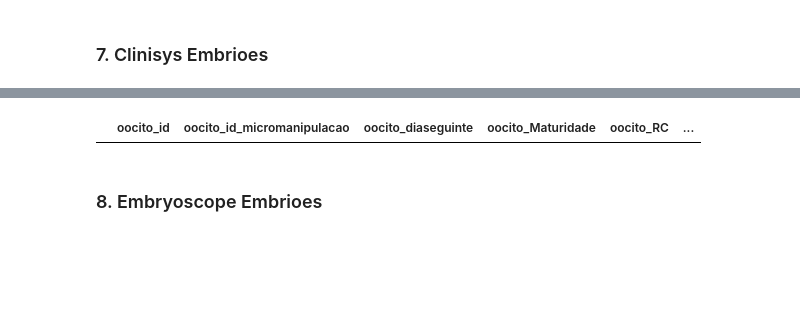
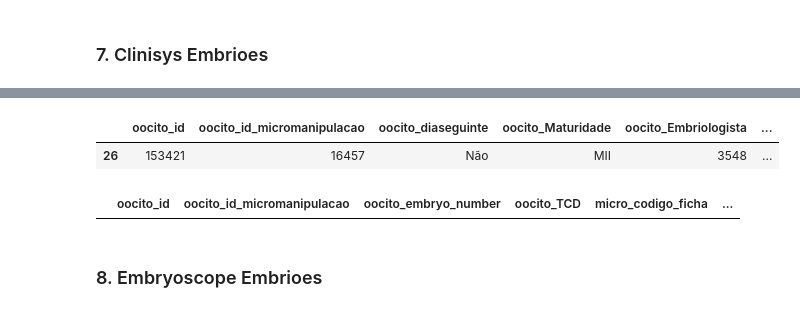
Before and after one commit to bobbypestana/embryoscope-extraction, a Jupyter notebook: data_lake_scripts/explore/query_embryo_data_v1.ipynb, the cells around one changed output, grey strips where cells are left out. Drawn from its saved outputs; the diff is of its cells as text; code cells hidden in the pictures; blank space fills up the shorter version.

```diff
--- a/data_lake_scripts/explore/query_embryo_data_v1.ipynb
+++ b/data_lake_scripts/explore/query_embryo_data_v1.ipynb
@@ -197,8 +236,8 @@ def query_planilha_embryoscope_combined(conn, prontuario):
     print(f"\n=== GOLD.PLANILHA_EMBRYOSCOPE_COMBINED ===")
     query = f"""
     SELECT * FROM gold.planilha_embryoscope_combined
-    WHERE "embryoscope_micro_prontuario" = {prontuario} OR "planilha_PIN" = {prontuario}
-    ORDER BY "embryoscope_descong_em_DataTransferencia" DESC, "planilha_DATA_DA_FET" DESC
+    WHERE "micro_prontuario" = {prontuario} OR "planilha_PIN" = {prontuario}
+    ORDER BY "descong_em_DataTransferencia" DESC, "planilha_DATA_DA_FET" DESC
     """
 
     df = conn.execute(query).df()
@@ -234,6 +273,9 @@ def query_embryo_data(prontuario):
         df_congelamentos_embrioes = query_congelamentos_embrioes(clinisys_con, prontuario)
         df_descongelamentos_embrioes = query_descongelamentos_embrioes(clinisys_con, prontuario)
         df_embrioes_congelados = query_embrioes_congelados(clinisys_con, prontuario)
+        df_congelamentos_ovulos = query_congelamentos_ovulos(clinisys_con, prontuario)
+        df_descongelamentos_ovulos = query_descongelamentos_ovulos(clinisys_con, prontuario)
+        df_ovulos_congelados = query_ovulos_congelados(clinisys_con, prontuario)
 
         # Query huntington data lake tables
         df_clinisys_embrioes = query_clinisys_embrioes(huntington_con, prontuario)
@@ -253,6 +295,9 @@ def query_embryo_data(prontuario):
         print(f"- view_congelamentos_embrioes: {len(df_congelamentos_embrioes)} records")
         print(f"- view_descongelamentos_embrioes: {len(df_descongelamentos_embrioes)} records")
         print(f"- view_embrioes_congelados: {len(df_embrioes_congelados)} records")
+        print(f"- view_congelamentos_ovulos: {len(df_congelamentos_ovulos)} records")
+        print(f"- view_descongelamentos_ovulos: {len(df_descongelamentos_ovulos)} records")
+        print(f"- view_ovulos_congelados: {len(df_ovulos_congelados)} records")
         print(f"- gold.clinisys_embrioes: {len(df_clinisys_embrioes)} records")
         print(f"- gold.embryoscope_embrioes: {len(df_embryoscope_embrioes)} records")
         print(f"- gold.embryoscope_clinisys_combined: {len(df_embryoscope_clinisys_combined)} records")
@@ -268,6 +313,9 @@ def query_embryo_data(prontuario):
             'congelamentos_embrioes': df_congelamentos_embrioes,
             'descongelamentos_embrioes': df_descongelamentos_embrioes,
             'embrioes_congelados': df_embrioes_congelados,
+            'congelamentos_ovulos': df_congelamentos_ovulos,
+            'descongelamentos_ovulos': df_descongelamentos_ovulos,
+            'ovulos_congelados': df_ovulos_congelados,
             'clinisys_embrioes': df_clinisys_embrioes,
             'embryoscope_embrioes': df_embryoscope_embrioes,
             'embryoscope_clinisys_combined': df_embryoscope_clinisys_combined,
@@ -286,8 +334,8 @@ def query_embryo_data(prontuario):
 ## Example Usage
 # %%
 # Example usage
-prontuario = 823589
-
+prontuario = 138475
+# prontuario = 809722
 # Query all embryo data
 results = query_embryo_data(prontuario)
 # %% [output]
@@ -440,7 +503,21 @@ Records: 12
 # %%
-clinisys_embrioes_data[clinisys_embrioes_data['oocito_id_micromanipulacao'].isin([20386])]
+clinisys_embrioes_data[clinisys_embrioes_data['oocito_id'].isin([153421])]
 # %% [output]
-|  | oocito_id | oocito_id_micromanipulacao | oocito_diaseguinte | oocito_Maturidade | oocito_RC | ... |
+|  | oocito_id | oocito_id_micromanipulacao | oocito_diaseguinte | oocito_Maturidade | oocito_Embriologista | ... |
+| 26 | 153421 | 16457 | Não | MII | 3548 | ... |
+# %%
+colunas = [
+    'oocito_id','oocito_id_micromanipulacao', 'oocito_embryo_number', 'oocito_TCD',
+    'micro_codigo_ficha', 'micro_numero_caso', 'micro_Data_DL', 'micro_data_procedimento',
+    'cong_em_id', 'cong_em_CodCongelamento', 'cong_em_Ciclo', 'cong_em_NEmbrioes',
+    'emb_cong_id', 'emb_cong_id_oocito', 'emb_cong_id_congelamento', 'emb_cong_id_descongelamento','emb_cong_embriao',
+    'descong_em_id', 'descong_em_transferidos_transferencia'	, 'descong_em_CodDescongelamento', 'descong_em_Ciclo' , 'descong_em_DataDescongelamento', 'descong_em_DataTransferencia',
+    'trat_id', 'trat_data_procedimento', 'trat_data_transferencia', 'trat_resultado_tratamento'
+]
+
+clinisys_embrioes_data.loc[clinisys_embrioes_data['oocito_id_micromanipulacao'].isin([19310]), colunas]
+# %% [output]
+|  | oocito_id | oocito_id_micromanipulacao | oocito_embryo_number | oocito_TCD | micro_codigo_ficha | ... |
 # %% [markdown]
 ### 8. Embryoscope Embrioes
 # %%
```
Also changed, not shown: parts of 20 cells of this notebook, 21 other files.
